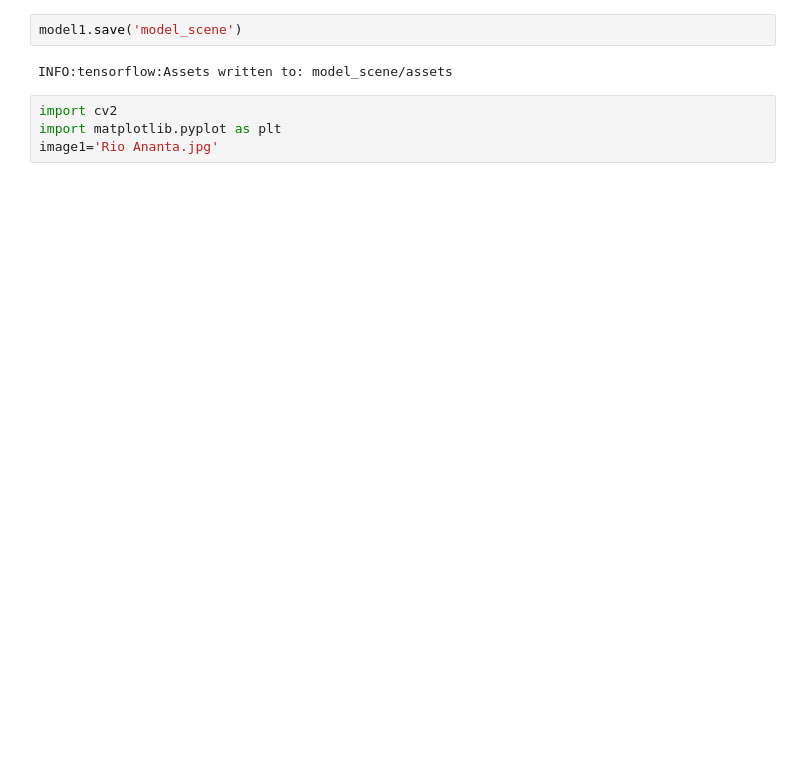
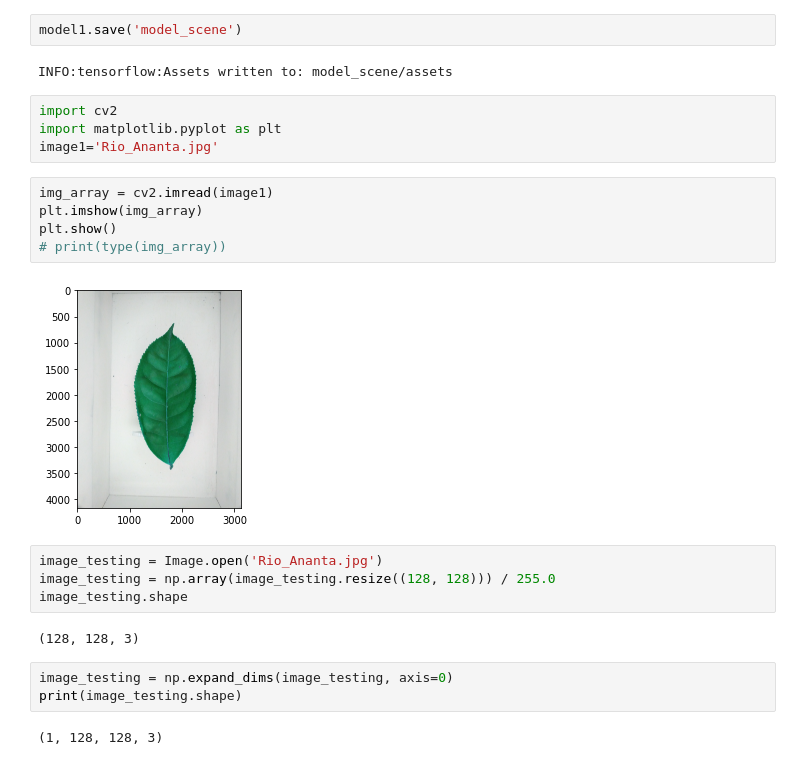
Before and after one commit to rioanantas/rioanantas, a Jupyter notebook: Rio Ananta Sitepu (Tugas minggu 11).ipynb, the cells around one changed output. Cells and saved outputs as stored; diff of their text form; blank space fills up the shorter version.

```diff
--- a/Rio Ananta Sitepu (Tugas minggu 11).ipynb
+++ b/Rio Ananta Sitepu (Tugas minggu 11).ipynb
@@ -194,4 +195,22 @@ INFO:tensorflow:Assets written to: model_scene/assets
 # %%
 import cv2
 import matplotlib.pyplot as plt
-image1='Rio Ananta.jpg'
+image1='Rio_Ananta.jpg'
+# %%
+img_array = cv2.imread(image1)
+plt.imshow(img_array)
+plt.show()
+# print(type(img_array))
+# %% [output]
+[figure, added]
+# %%
+image_testing = Image.open('Rio_Ananta.jpg')
+image_testing = np.array(image_testing.resize((128, 128))) / 255.0
+image_testing.shape
+# %% [output]
+(128, 128, 3)
+# %%
+image_testing = np.expand_dims(image_testing, axis=0)
+print(image_testing.shape)
+# %% [output]
+(1, 128, 128, 3)
```
Also changed, not shown: parts of 7 cells of this notebook.
